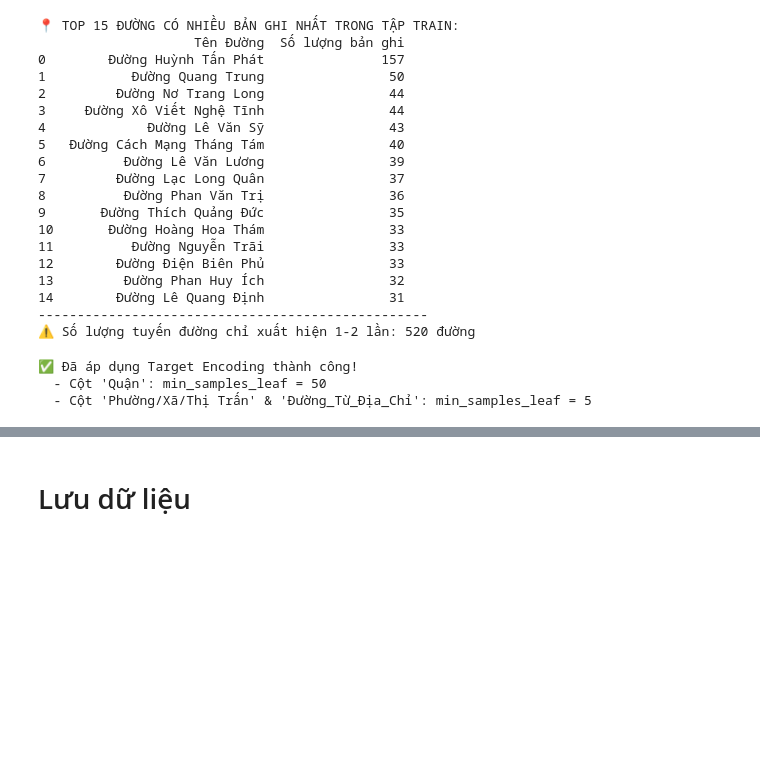
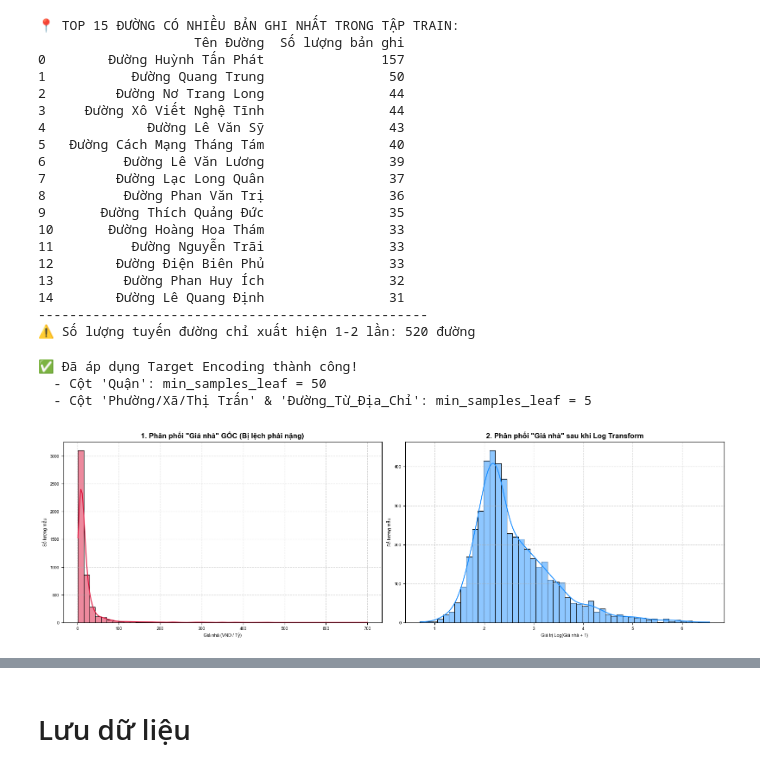
Before and after one commit to LonG-07git-02create/DS108, a Jupyter notebook: notebook/02_1_data_imputation_tree.ipynb, the cells around one changed output, grey strips where cells are left out. Drawn from its saved outputs; the diff is of its cells as text; code cells hidden in the pictures; blank space fills up the shorter version.

```diff
--- a/notebook/02_1_data_imputation_tree.ipynb
+++ b/notebook/02_1_data_imputation_tree.ipynb
@@ -167,3 +167,32 @@ print("  - Cột 'Phường/Xã/Thị Trấn' & 'Đường_Từ_Địa_Chỉ': m
 ✅ Đã áp dụng Target Encoding thành công!
   - Cột 'Quận': min_samples_leaf = 50
   - Cột 'Phường/Xã/Thị Trấn' & 'Đường_Từ_Địa_Chỉ': min_samples_leaf = 5
+# %%
+import numpy as np
+import matplotlib.pyplot as plt
+import seaborn as sns
+
+# 1. Áp dụng thử Logarithm lên Giá nhà
+y_train_log = np.log1p(y_train)
+
+# 2. Vẽ biểu đồ so sánh
+fig, axes = plt.subplots(1, 2, figsize=(16, 5))
+
+# Đồ thị 1: Giá nhà GỐC
+sns.histplot(y_train, kde=True, ax=axes[0], color='crimson', bins=50)
+axes[0].set_title('1. Phân phối "Giá nhà" GỐC (Bị lệch phải nặng)', fontsize=12, fontweight='bold')
+axes[0].set_xlabel('Giá nhà (VND / Tỷ)') # Tùy thuộc vào đơn vị gốc của bạn
+axes[0].set_ylabel('Số lượng mẫu')
+axes[0].grid(True, linestyle='--', alpha=0.5)
+
+# Đồ thị 2: Giá nhà sau khi Log
+sns.histplot(y_train_log, kde=True, ax=axes[1], color='dodgerblue', bins=50)
+axes[1].set_title('2. Phân phối "Giá nhà" sau khi Log Transform', fontsize=12, fontweight='bold')
+axes[1].set_xlabel('Giá trị Log(Giá nhà + 1)')
+axes[1].set_ylabel('Số lượng mẫu')
+axes[1].grid(True, linestyle='--', alpha=0.5)
+
+plt.tight_layout()
+plt.show()
+# %% [output]
+[figure, added]
```
Also changed, not shown: parts of 2 cells of this notebook, 18 other files.
